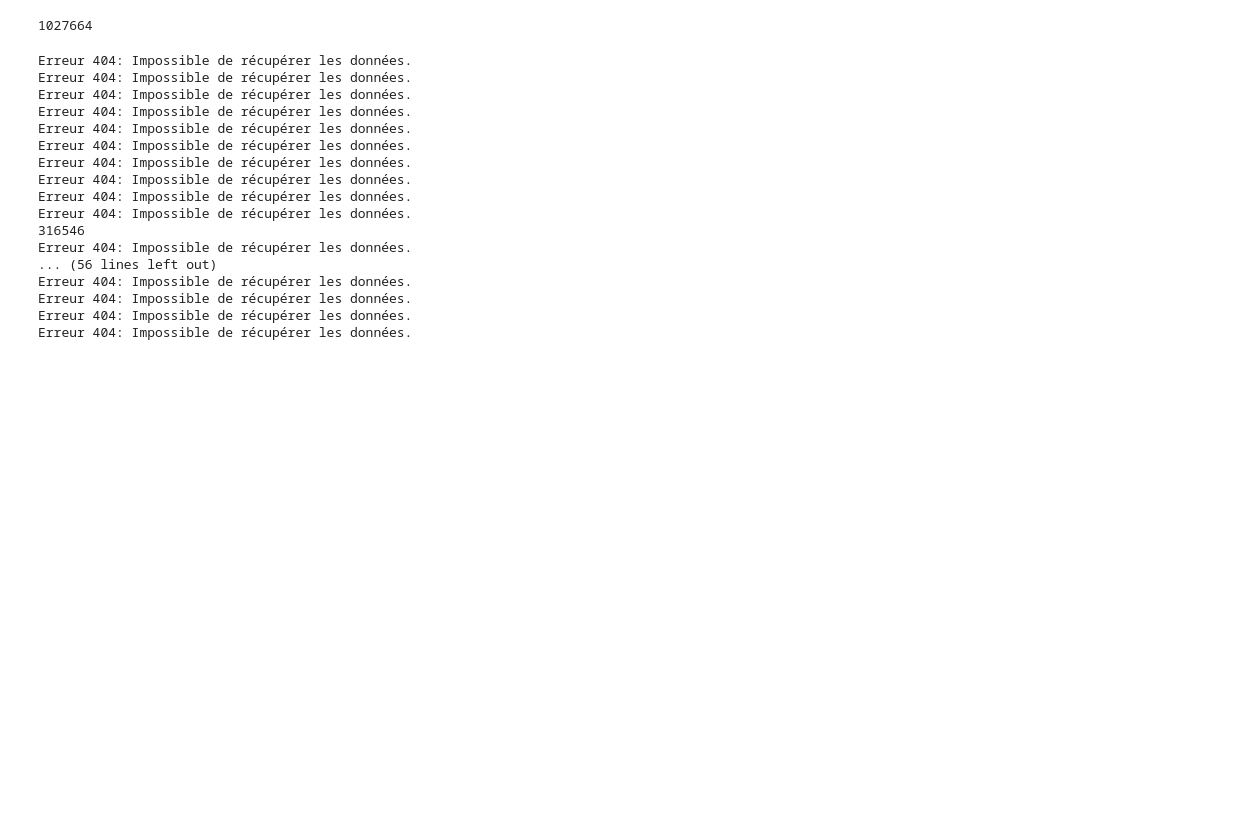
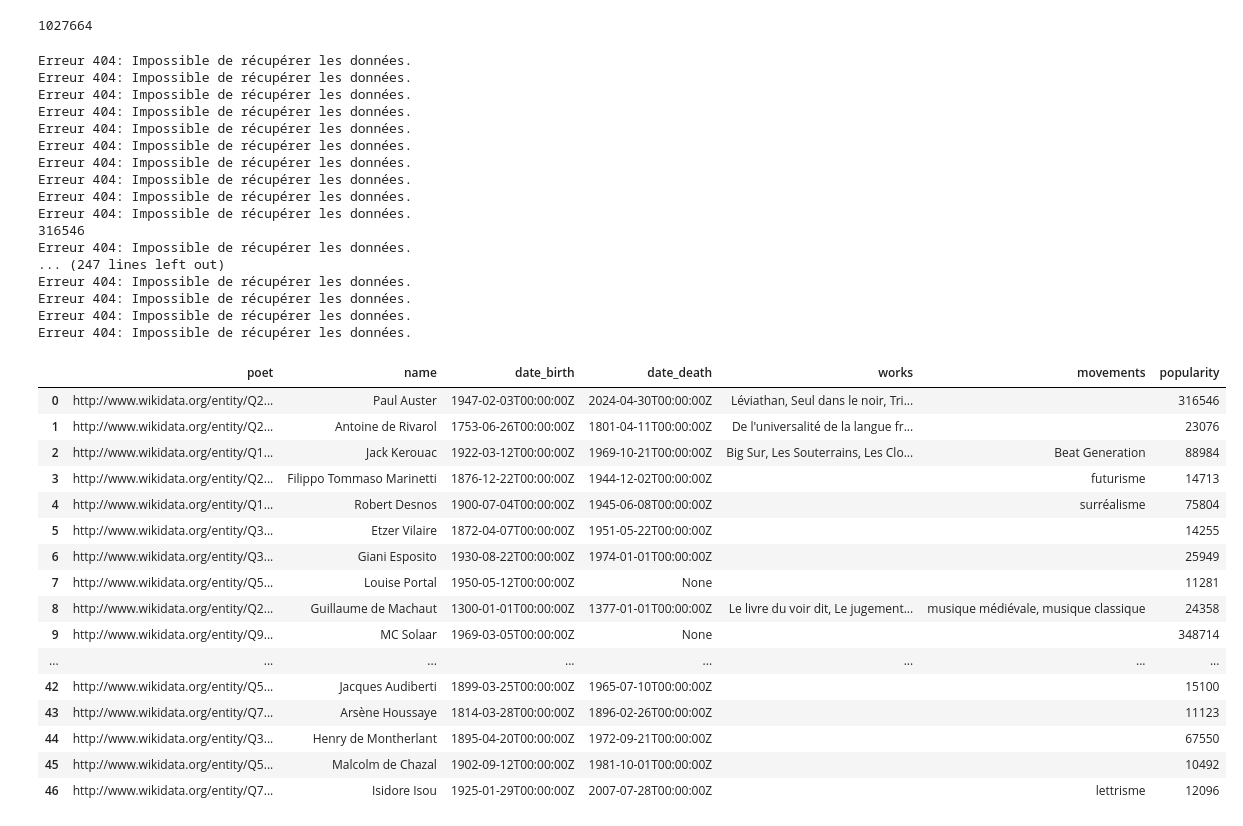
Before and after one commit to Nafru3/PoetNetwork, a Jupyter notebook: main.ipynb, the cells around one changed output. Saved outputs shown, nothing was run; the diff lists cells and outputs as text; code cells hidden in the pictures; blank space fills up the shorter version.

```diff
--- a/main.ipynb
+++ b/main.ipynb
@@ -78,8 +78,6 @@ WHERE {
 }
 GROUP BY ?poet ?name
 
-
-LIMIT 1000
 """
 
 
@@ -113,7 +111,6 @@ for result in results["results"]["bindings"]:
                 result.get("works", {}).get("value", ""),  # Vérification clé absente
                 result.get("movements", {}).get("value", ""),
                 nbr_views,
-
             )
         )
 
@@ -121,34 +118,51 @@ dataframe = pd.DataFrame(array, columns=["poet", "name", "date_birth", "date_dea
 dataframe = dataframe.astype(
     dtype={
         "poet": "<U200",       # Chaîne Unicode jusqu'à 200 caractères
         "name": "<U200",       # Nom du poète (chaîne)
         "date_birth": "<U200",  # Date de naissance (datetime)
         "date_death": "<U200",  # Date de décès (datetime, peut contenir NaT)
         "works": "<U1000",     # Liste d'œuvres sous forme de chaîne concaténée
         "movements": "<U500",  # Liste de mouvements littéraires sous forme de chaîne concaténée
         "popularity":"int32",
     }
 )
 
 dataframe
 # %% [output]
 Erreur 404: Impossible de récupérer les données.
 Erreur 404: Impossible de récupérer les données.
 Erreur 404: Impossible de récupérer les données.
 Erreur 404: Impossible de récupérer les données.
 Erreur 404: Impossible de récupérer les données.
 Erreur 404: Impossible de récupérer les données.
 Erreur 404: Impossible de récupérer les données.
 Erreur 404: Impossible de récupérer les données.
 Erreur 404: Impossible de récupérer les données.
 Erreur 404: Impossible de récupérer les données.
 316546
 Erreur 404: Impossible de récupérer les données.
-... (56 lines left out)
+... (247 lines left out)
 Erreur 404: Impossible de récupérer les données.
 Erreur 404: Impossible de récupérer les données.
 Erreur 404: Impossible de récupérer les données.
 Erreur 404: Impossible de récupérer les données.
+|  | poet | name | date_birth | date_death | works | movements | popularity |
+| 0 | http://www.wikidata.org/entity/Q2... | Paul Auster | 1947-02-03T00:00:00Z | 2024-04-30T00:00:00Z | Léviathan, Seul dans le noir, Tri... |  | 316546 |
+| 1 | http://www.wikidata.org/entity/Q2... | Antoine de Rivarol | 1753-06-26T00:00:00Z | 1801-04-11T00:00:00Z | De l'universalité de la langue fr... |  | 23076 |
+| 2 | http://www.wikidata.org/entity/Q1... | Jack Kerouac | 1922-03-12T00:00:00Z | 1969-10-21T00:00:00Z | Big Sur, Les Souterrains, Les Clo... | Beat Generation | 88984 |
+| 3 | http://www.wikidata.org/entity/Q2... | Filippo Tommaso Marinetti | 1876-12-22T00:00:00Z | 1944-12-02T00:00:00Z |  | futurisme | 14713 |
+| 4 | http://www.wikidata.org/entity/Q1... | Robert Desnos | 1900-07-04T00:00:00Z | 1945-06-08T00:00:00Z |  | surréalisme | 75804 |
+| 5 | http://www.wikidata.org/entity/Q3... | Etzer Vilaire | 1872-04-07T00:00:00Z | 1951-05-22T00:00:00Z |  |  | 14255 |
+| 6 | http://www.wikidata.org/entity/Q3... | Giani Esposito | 1930-08-22T00:00:00Z | 1974-01-01T00:00:00Z |  |  | 25949 |
+| 7 | http://www.wikidata.org/entity/Q5... | Louise Portal | 1950-05-12T00:00:00Z | None |  |  | 11281 |
+| 8 | http://www.wikidata.org/entity/Q2... | Guillaume de Machaut | 1300-01-01T00:00:00Z | 1377-01-01T00:00:00Z | Le livre du voir dit, Le jugement... | musique médiévale, musique classique | 24358 |
+| 9 | http://www.wikidata.org/entity/Q9... | MC Solaar | 1969-03-05T00:00:00Z | None |  |  | 348714 |
+| ... | ... | ... | ... | ... | ... | ... | ... |
+| 42 | http://www.wikidata.org/entity/Q5... | Jacques Audiberti | 1899-03-25T00:00:00Z | 1965-07-10T00:00:00Z |  |  | 15100 |
+| 43 | http://www.wikidata.org/entity/Q7... | Arsène Houssaye | 1814-03-28T00:00:00Z | 1896-02-26T00:00:00Z |  |  | 11123 |
+| 44 | http://www.wikidata.org/entity/Q3... | Henry de Montherlant | 1895-04-20T00:00:00Z | 1972-09-21T00:00:00Z |  |  | 67550 |
+| 45 | http://www.wikidata.org/entity/Q5... | Malcolm de Chazal | 1902-09-12T00:00:00Z | 1981-10-01T00:00:00Z |  |  | 10492 |
+| 46 | http://www.wikidata.org/entity/Q7... | Isidore Isou | 1925-01-29T00:00:00Z | 2007-07-28T00:00:00Z |  | lettrisme | 12096 |
 # %%
 # Convertir data frame en Json :
 import json
```
Also changed, not shown: 1 other file.
